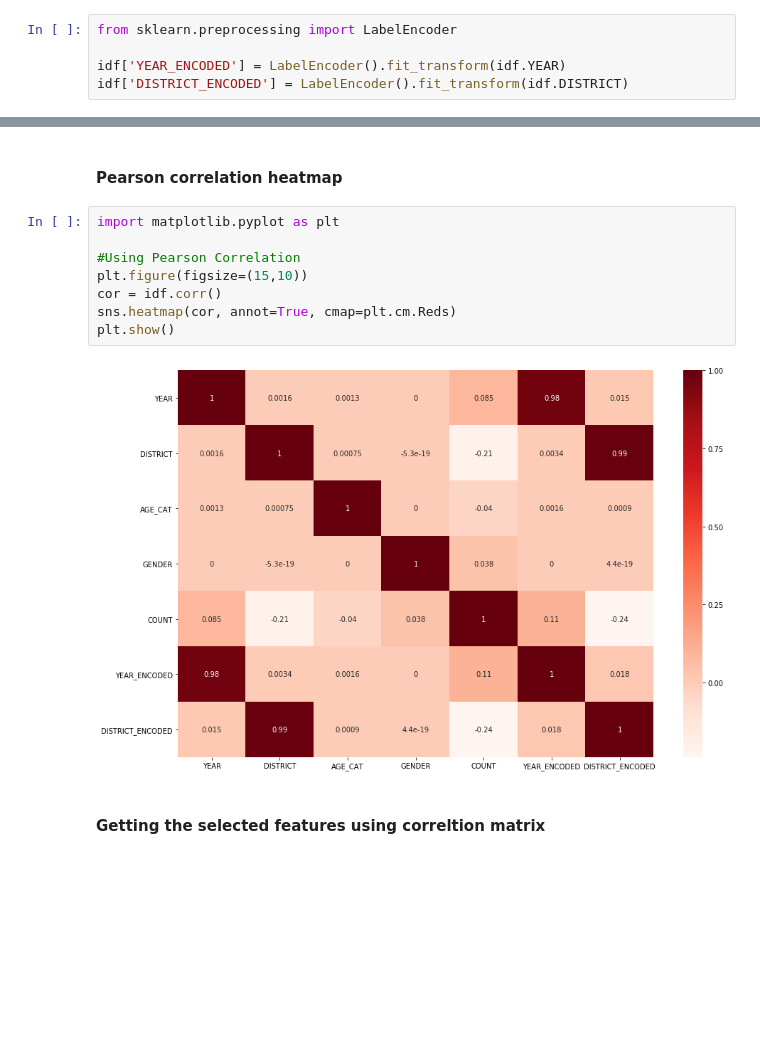
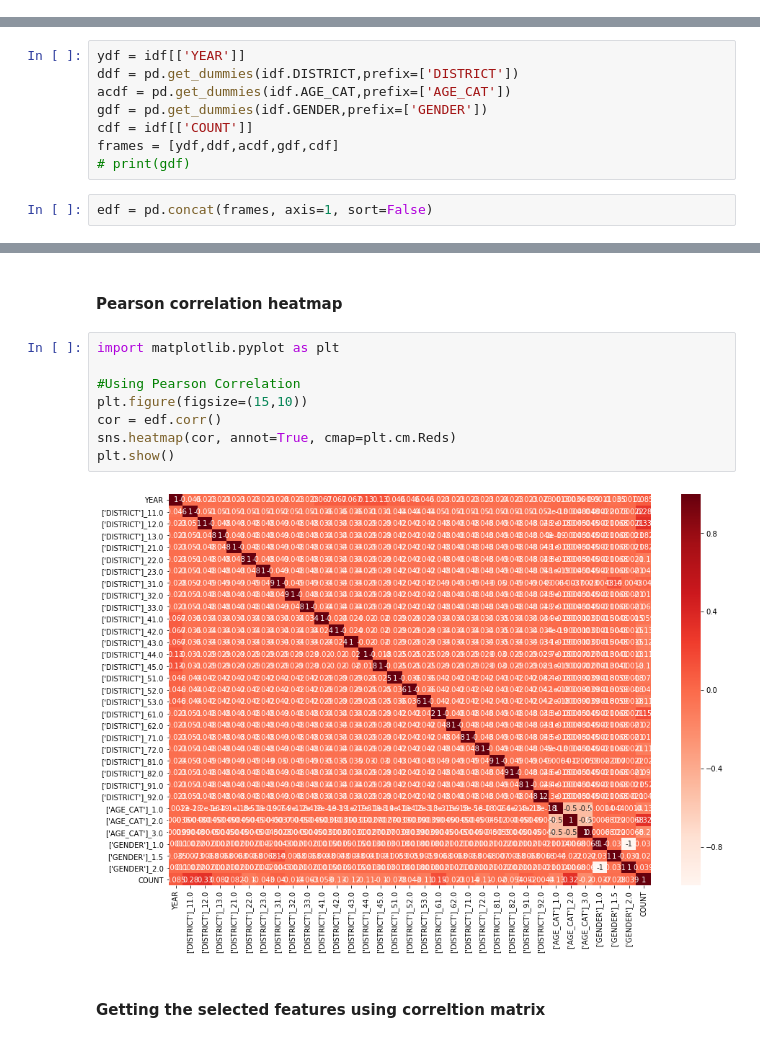
Before and after one commit to Virajana/Labour-Force1, a Jupyter notebook: trainers/age_structure.ipynb, the cells around one changed output, grey strips where cells are left out. Saved outputs shown, nothing was run; the diff lists cells and outputs as text; blank space fills up the shorter version.

```diff
--- a/trainers/age_structure.ipynb
+++ b/trainers/age_structure.ipynb
@@ -85,5 +84,0 @@ idf.head()
-# %%
-from sklearn.preprocessing import LabelEncoder
-
-idf['YEAR_ENCODED'] = LabelEncoder().fit_transform(idf.YEAR)
-idf['DISTRICT_ENCODED'] = LabelEncoder().fit_transform(idf.DISTRICT)
@@ -90 +95,11 @@ idf['DISTRICT_ENCODED'] = LabelEncoder().fit_transform(idf.DISTRICT)
+# %%
+ydf = idf[['YEAR']]
+ddf = pd.get_dummies(idf.DISTRICT,prefix=['DISTRICT'])
+acdf = pd.get_dummies(idf.AGE_CAT,prefix=['AGE_CAT'])
+gdf = pd.get_dummies(idf.GENDER,prefix=['GENDER'])
+cdf = idf[['COUNT']]
+frames = [ydf,ddf,acdf,gdf,cdf]
+# print(gdf)
+# %%
+edf = pd.concat(frames, axis=1, sort=False)
 # %%
@@ -146,13 +167,13 @@ Plot the Pearson correlation heatmap and see the correlation of independent vari
 # %%
 import matplotlib.pyplot as plt
 
 #Using Pearson Correlation
 plt.figure(figsize=(15,10))
-cor = idf.corr()
+cor = edf.corr()
 sns.heatmap(cor, annot=True, cmap=plt.cm.Reds)
 plt.show()
 # %% [output]
-[figure, old version]
+[figure, new version]
 # %% [markdown]
 #### Getting the selected features using correltion matrix
 # %%
```
Also changed, not shown: parts of 25 cells of this notebook, 8 other files.
